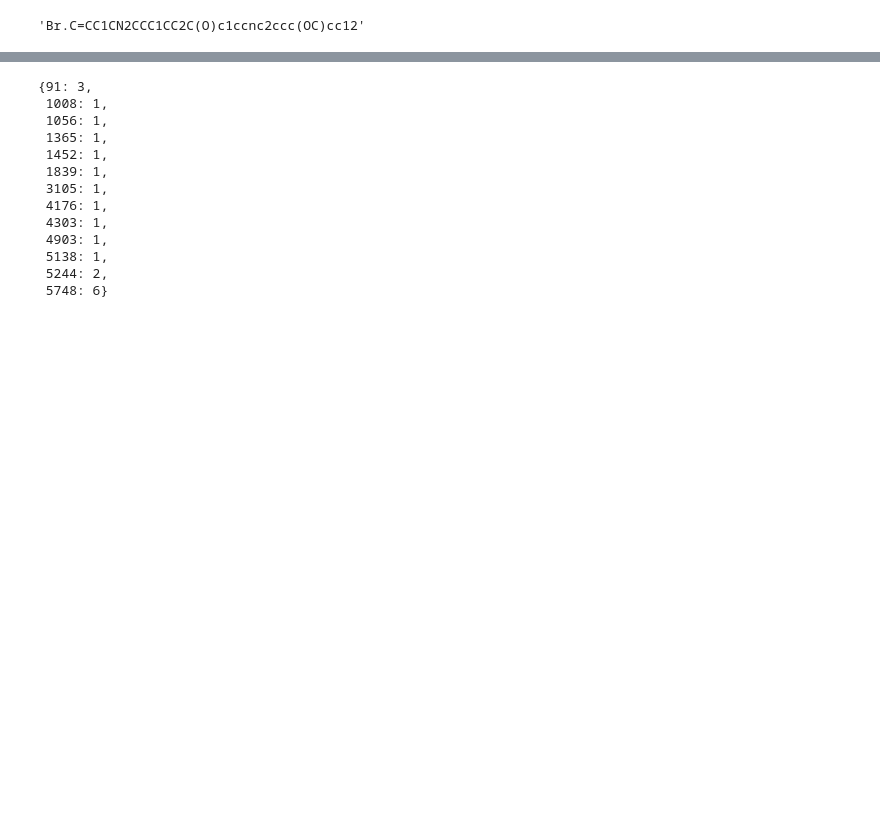
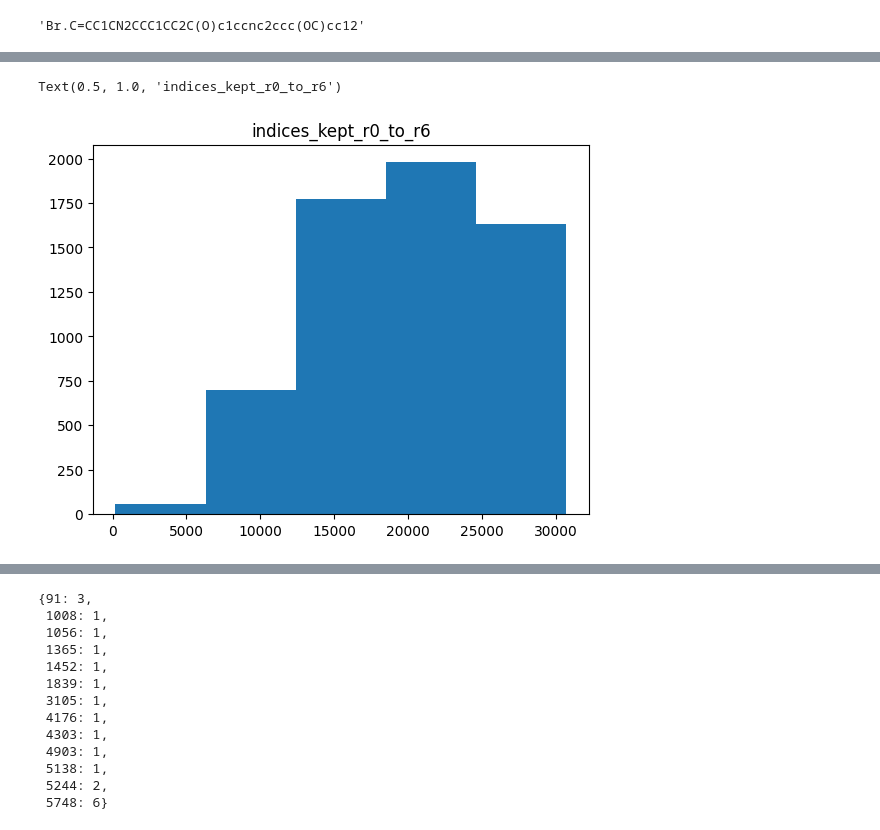
Before and after one commit to xwd0418/Spectre, a Jupyter notebook: notebooks/dataset_building/wangdong_inspect_current_6144r2_fp.ipynb, the cells around one changed output, grey strips where cells are left out. Drawn from its saved outputs; the diff is of its cells as text; code cells hidden in the pictures; blank space fills up the shorter version.

```diff
--- a/notebooks/dataset_building/wangdong_inspect_current_6144r2_fp.ipynb
+++ b/notebooks/dataset_building/wangdong_inspect_current_6144r2_fp.ipynb
@@ -187,0 +154,5 @@ plt.title("sorted probability of activation in the ")
+# %%
+# old code, using radius of inclusion
+hyun_r4_count = np.load("count_hyun_r4_FP.npy")
+r0_to_r4_FP_count = np.load("count_r0_to_r4_FP.npy")
+r0_to_r6_exact_FP_count = np.load("count_exact_r0_to_r6_FP.npy")
@@ -187,0 +225,8 @@ plt.title("sorted probability of activation in the ")
+# %%
+# entropy_hyun_fp, _ = keep_smallest_entropy(hyun_fp_count)
+# entropy_r2_fp, _ = keep_smallest_entropy(r2_fp_count)
+entropy_shortened_r0_to_r4_FP, indices_kept_r0_to_r4 = keep_smallest_entropy(r0_to_r4_FP_count)
+entropy_shortened_hyun_r4, indices_kept_hyun_r4 = keep_smallest_entropy(hyun_r4_count)
+
+entropy_shortened_r0_to_rEND_FP, indices_kept_r0_to_rEND = keep_smallest_entropy(r0_rEND_FP_count)
+entropy_shortened_r0_to_r6_FP, indices_kept_r0_to_rEND = keep_smallest_entropy(r0_to_r6_exact_FP_count)
@@ -187,0 +252,6 @@ plt.title("sorted probability of activation in the ")
+# %%
+plt.hist(indices_kept_r0_to_rEND, bins=num_plain_FPs)
+plt.title("indices_kept_r0_to_r6")
+# %% [output]
+Text(0.5, 1.0, 'indices_kept_r0_to_r6')
+[figure, added]
```
Also changed, not shown: parts of 46 cells of this notebook, 15 other files.
